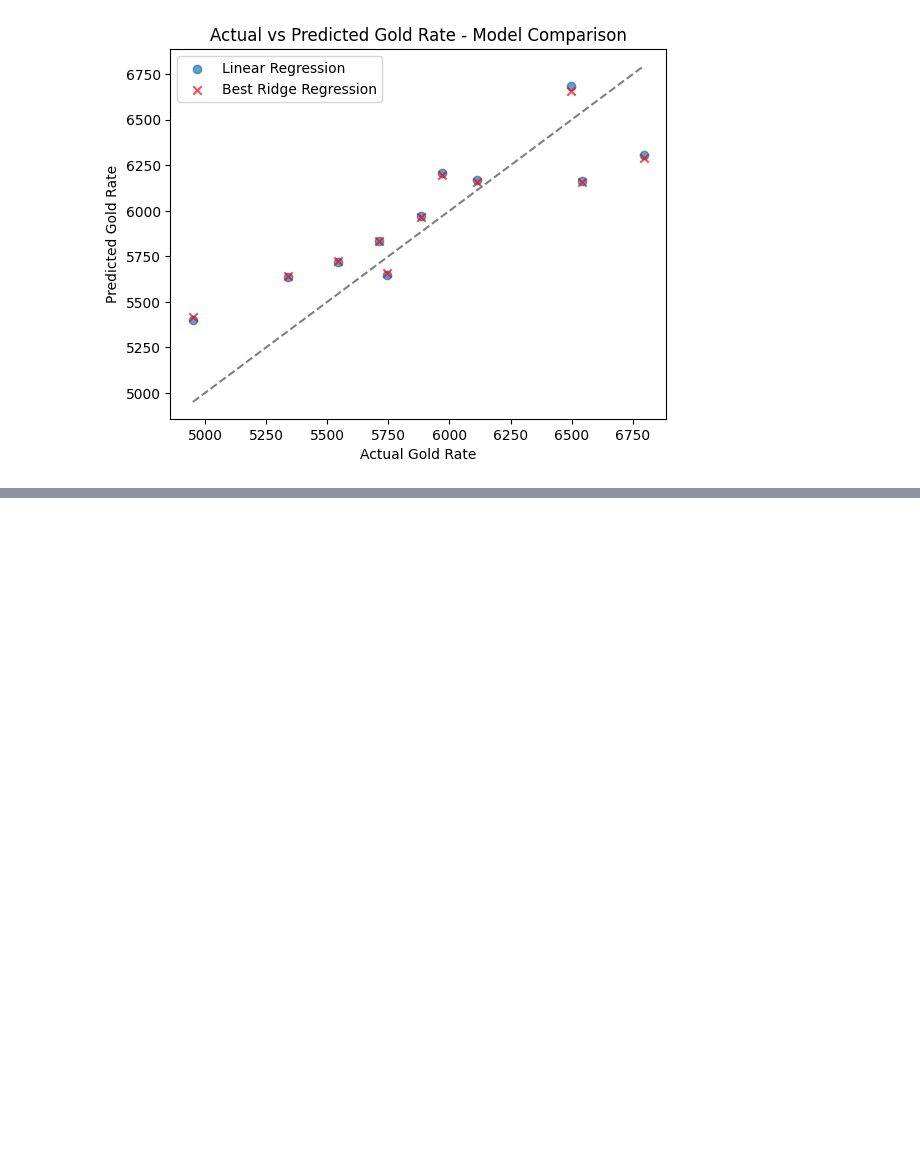
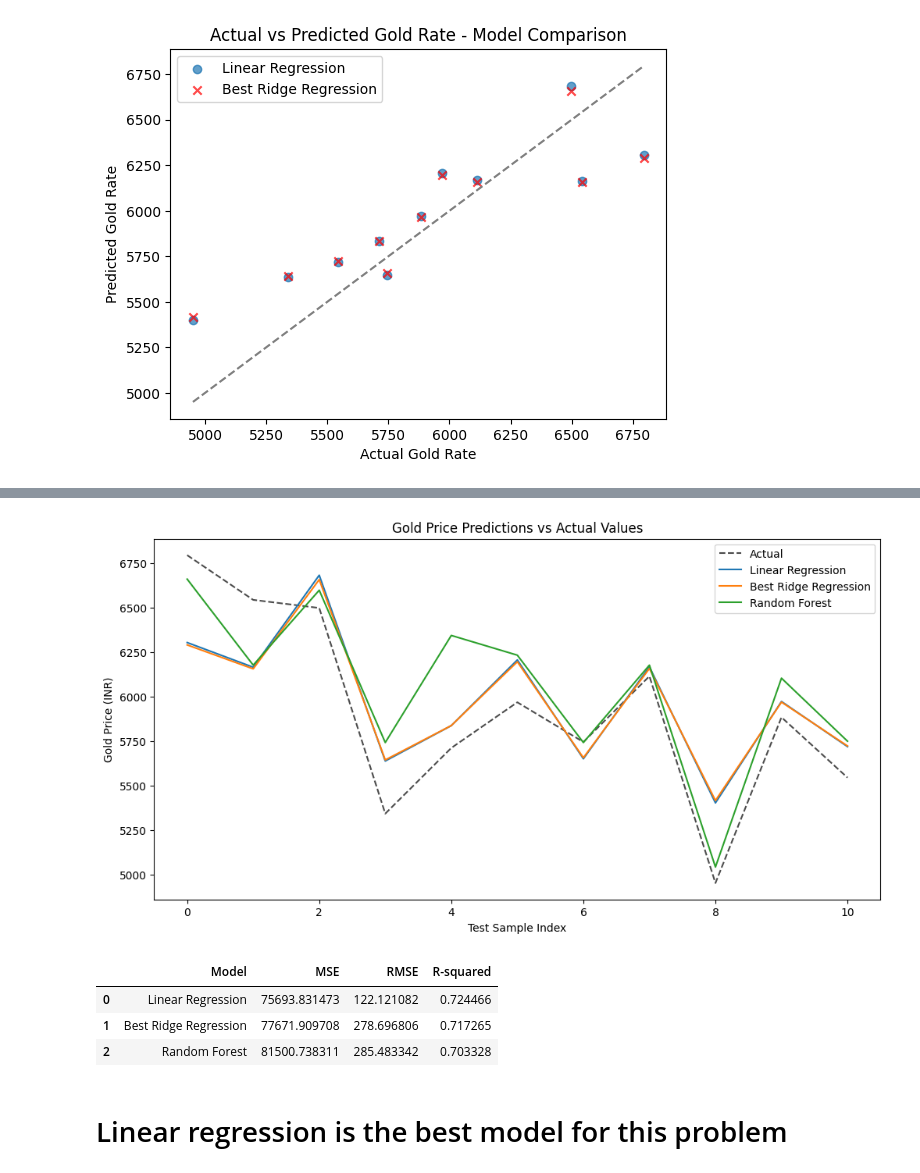
Before and after one commit to LinhVuHoang/Personal_projects, a Jupyter notebook: Gold-Price-Prediction/notebook/Gold_price_usdinr_prediction.ipynb, the cells around one changed output, grey strips where cells are left out. Saved outputs shown, nothing was run; the diff lists cells and outputs as text; code cells hidden in the pictures; blank space fills up the shorter version.

```diff
--- a/Gold-Price-Prediction/notebook/Gold_price_usdinr_prediction.ipynb
+++ b/Gold-Price-Prediction/notebook/Gold_price_usdinr_prediction.ipynb
@@ -387,0 +550,43 @@ plt.show()
+# %%
+# Actual vs Predicted Data
+y_test_values = range(len(y_test))  # X-axis (Sample Index)
+y_actual = y_test.values
+
+# Model Predictions
+predictions = {
+    "Linear Regression": y_pred,
+    "Best Ridge Regression": y_pred_best,
+    "Random Forest": y_pred_rf,
+}
+
+# Plot
+plt.figure(figsize=(12, 6))
+plt.plot(y_test_values, y_actual, label="Actual", linestyle='dashed', color='black', alpha=0.7)
+
+for model, y_pred in predictions.items():
+    plt.plot(y_test_values, y_pred, label=model)
+
+plt.legend()
+plt.title("Gold Price Predictions vs Actual Values")
+plt.xlabel("Test Sample Index")
+plt.ylabel("Gold Price (INR)")
+plt.show()
+# %% [output]
+[figure, added]
+# %%
+# Create a DataFrame for easy comparison of metrics
+results_df = pd.DataFrame({
+    'Model': ['Linear Regression', 'Best Ridge Regression', 'Random Forest'],
+    'MSE': [mse, mse_best, mse_rf],
+    'RMSE': [rmse, rmse_best, rmse_rf],
+    'R-squared': [r2, r2_best, r2_rf]
+})
+
+results_df
+# %% [output]
+|  | Model | MSE | RMSE | R-squared |
+| 0 | Linear Regression | 75693.831473 | 122.121082 | 0.724466 |
+| 1 | Best Ridge Regression | 77671.909708 | 278.696806 | 0.717265 |
+| 2 | Random Forest | 81500.738311 | 285.483342 | 0.703328 |
+# %% [markdown]
+<h1>Linear regression is the best model for this problem</h1>
```
Also changed, not shown: parts of 24 cells of this notebook, 5 other files.
